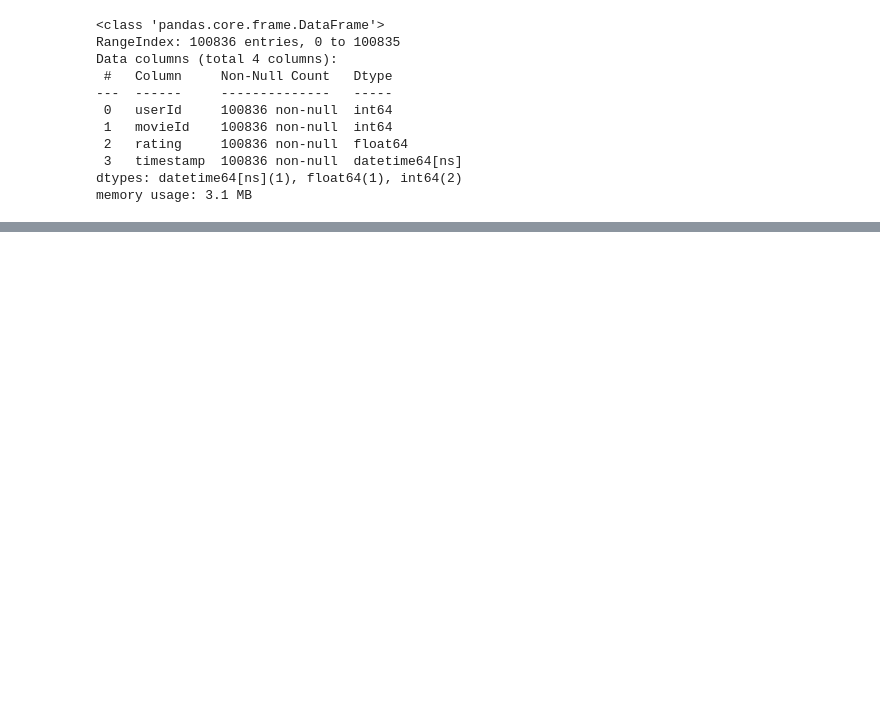
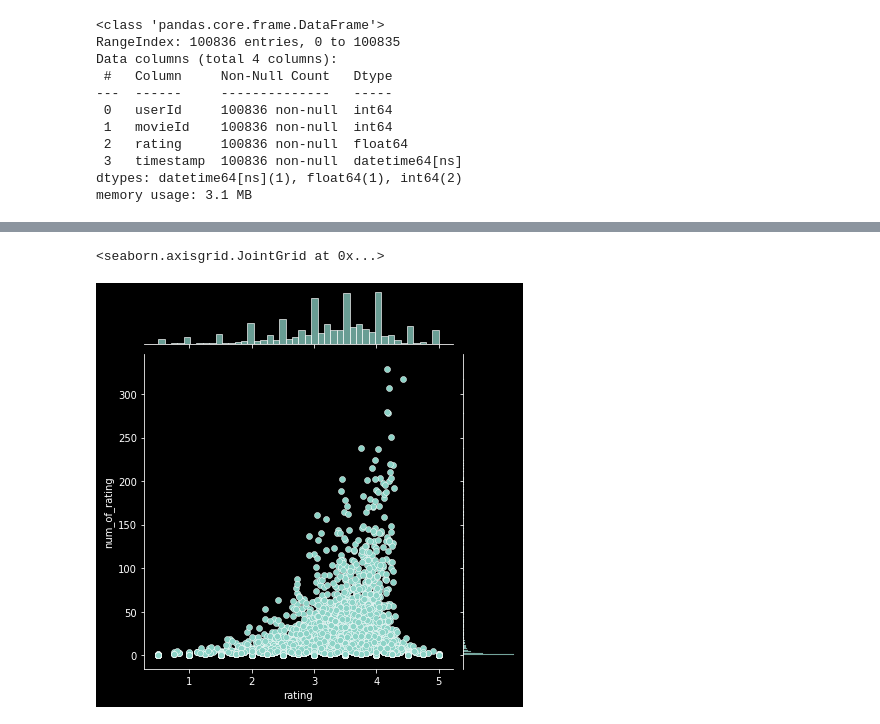
Before and after one commit to sku1978/sk-share-repo, a Jupyter notebook: ML/Recommender-System/Simple Recommender System.ipynb, the cells around one changed output, grey strips where cells are left out. Cells and saved outputs as stored; diff of their text form; code cells hidden in the pictures; blank space fills up the shorter version.

```diff
--- a/ML/Recommender-System/Simple Recommender System.ipynb
+++ b/ML/Recommender-System/Simple Recommender System.ipynb
@@ -30,0 +82,5 @@ memory usage: 3.1 MB
+# %%
+sns.jointplot(data=df_movie, x='rating', y='num_of_rating')
+# %% [output]
+<seaborn.axisgrid.JointGrid at 0x...>
+[figure, added]
```
Also changed, not shown: parts of 11 cells of this notebook.
